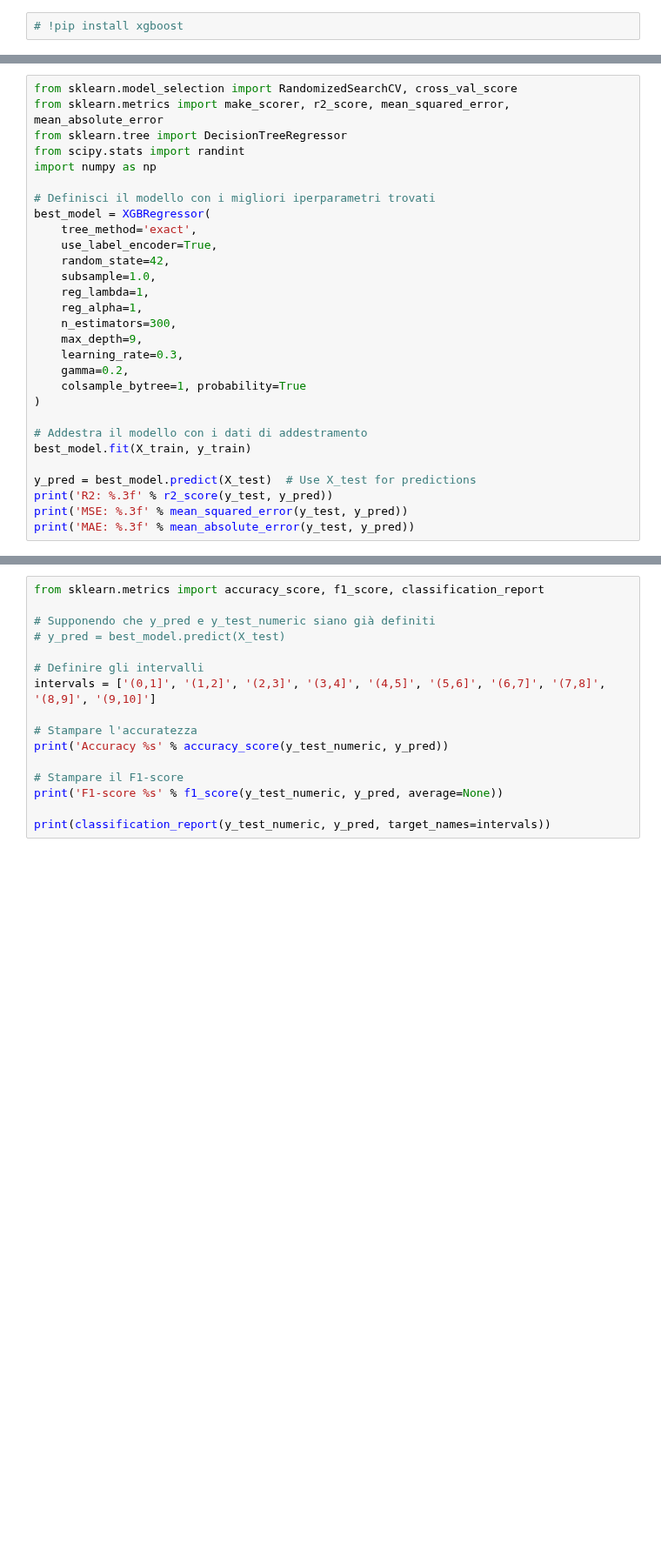
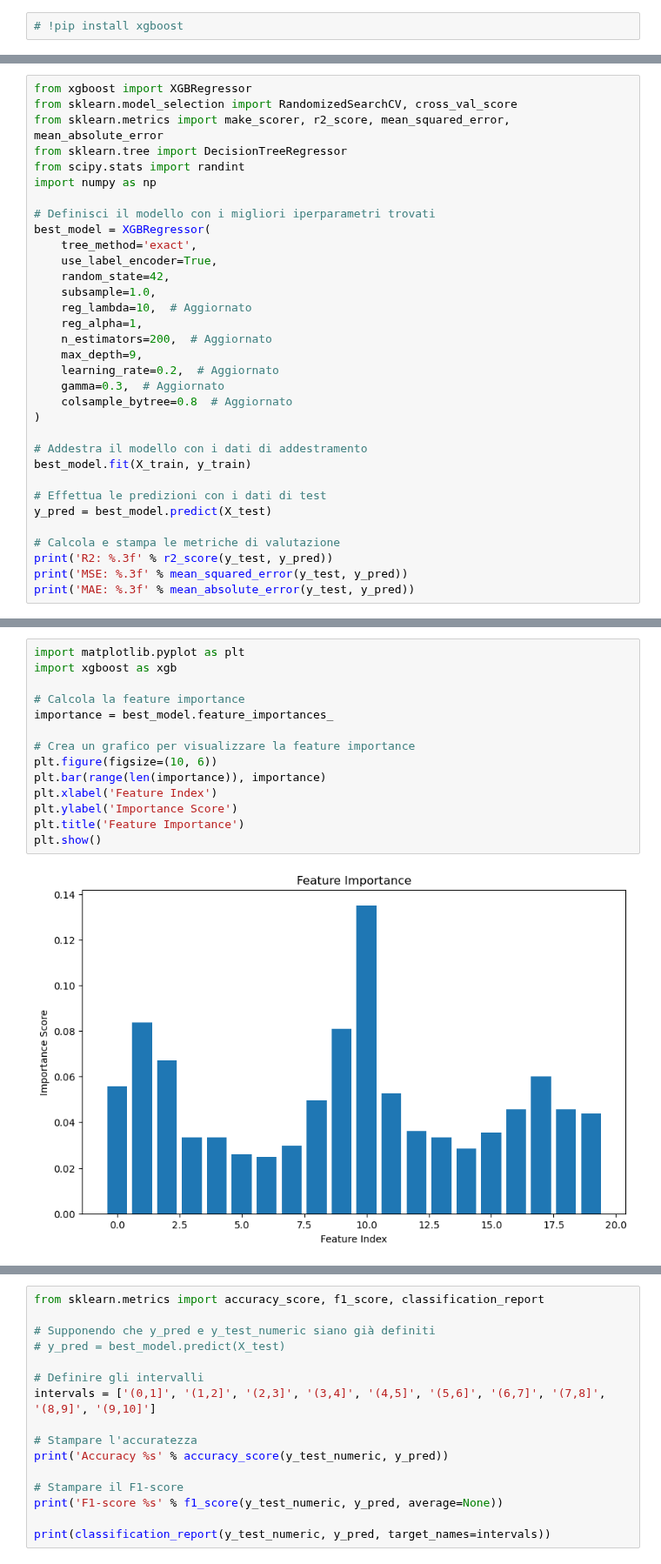
Before and after one commit to luigiascio/Data-Mining-2, a Jupyter notebook: gbm_rating_reg.ipynb, the cells around one changed output, grey strips where cells are left out. Shown at 87% size. Saved outputs shown, nothing was run; the diff lists cells and outputs as text; blank space fills up the shorter version.

```diff
--- a/gbm_rating_reg.ipynb
+++ b/gbm_rating_reg.ipynb
@@ -116,4 +119,5 @@ Miglior punteggio: -0.9789113439265197
 # %%
+from xgboost import XGBRegressor
 from sklearn.model_selection import RandomizedSearchCV, cross_val_score
 from sklearn.metrics import make_scorer, r2_score, mean_squared_error, mean_absolute_error
 from sklearn.tree import DecisionTreeRegressor
@@ -126,19 +130,22 @@ best_model = XGBRegressor(
     use_label_encoder=True,
     random_state=42,
     subsample=1.0,
-    reg_lambda=1,
+    reg_lambda=10,  # Aggiornato
     reg_alpha=1,
-    n_estimators=300,
+    n_estimators=200,  # Aggiornato
     max_depth=9,
-    learning_rate=0.3,
-    gamma=0.2,
-    colsample_bytree=1, probability=True
+    learning_rate=0.2,  # Aggiornato
+    gamma=0.3,  # Aggiornato
+    colsample_bytree=0.8  # Aggiornato
 )
 
 # Addestra il modello con i dati di addestramento
 best_model.fit(X_train, y_train)
 
-y_pred = best_model.predict(X_test)  # Use X_test for predictions
+# Effettua le predizioni con i dati di test
+y_pred = best_model.predict(X_test)
+
+# Calcola e stampa le metriche di valutazione
 print('R2: %.3f' % r2_score(y_test, y_pred))
 print('MSE: %.3f' % mean_squared_error(y_test, y_pred))
 print('MAE: %.3f' % mean_absolute_error(y_test, y_pred))
@@ -148,0 +159,16 @@ MAE: 0.663
+# %%
+import matplotlib.pyplot as plt
+import xgboost as xgb
+
+# Calcola la feature importance
+importance = best_model.feature_importances_
+
+# Crea un grafico per visualizzare la feature importance
+plt.figure(figsize=(10, 6))
+plt.bar(range(len(importance)), importance)
+plt.xlabel('Feature Index')
+plt.ylabel('Importance Score')
+plt.title('Feature Importance')
+plt.show()
+# %% [output]
+[figure, added]
```
Also changed, not shown: parts of 4 cells of this notebook, 1 other file.
